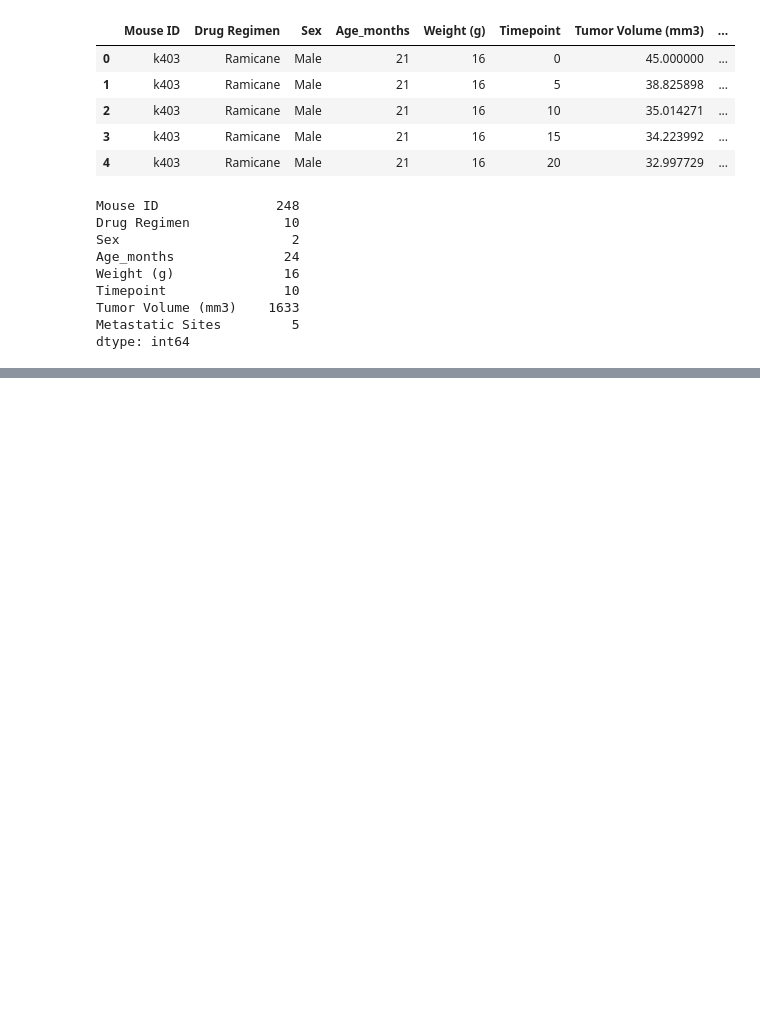
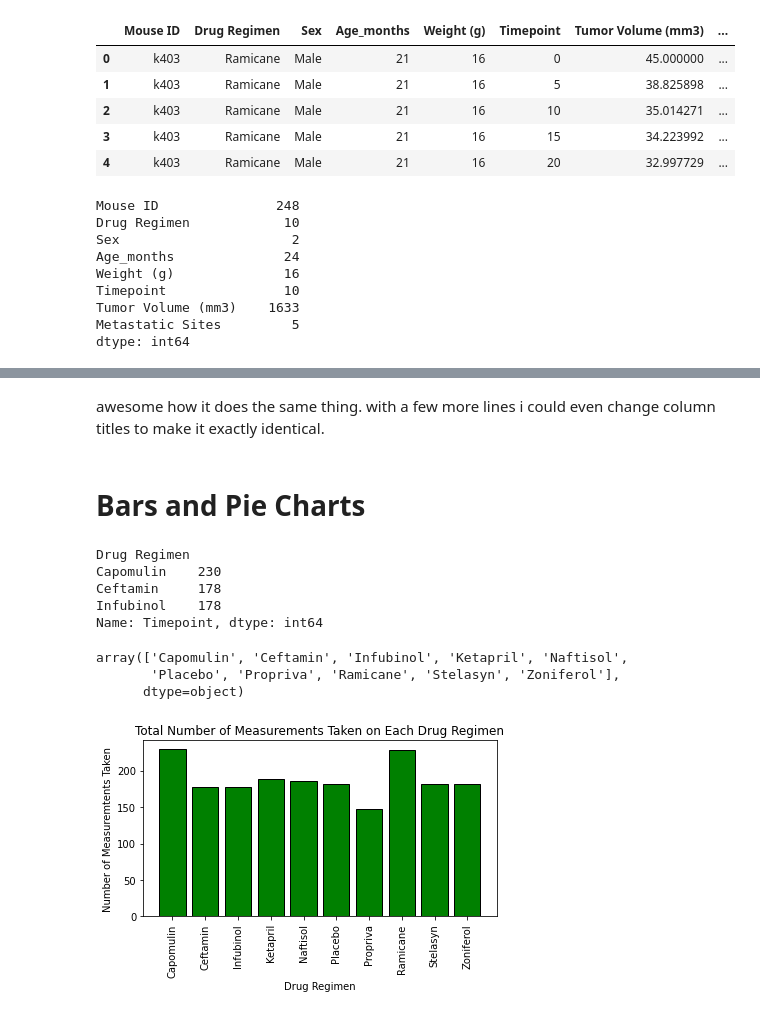
Before and after one commit to radioactivearm/matplotlib-challenge, a Jupyter notebook: Pymaceuticals/pymaceuticals_main.ipynb, the cells around one changed output, grey strips where cells are left out. Cells and saved outputs as stored; diff of their text form; code cells hidden in the pictures; blank space fills up the shorter version.

Commit message:
made first plot

```diff
--- a/Pymaceuticals/pymaceuticals_main.ipynb
+++ b/Pymaceuticals/pymaceuticals_main.ipynb
@@ -87,0 +184,5 @@ dtype: int64
+# %%
+# getting index
+drug_index = drug_group['Drug Regimen'].unique()
+drug_index = pd.Series(drug_index)
+drug_index = drug_index.str[0]
@@ -87,0 +235,36 @@ dtype: int64
+# %% [markdown]
+awesome how it does the same thing. with a few more lines i could even change column titles to make it exactly identical.
+# %% [markdown]
+# Bars and Pie Charts
+# %%
+# Generate a bar plot showing the total number of measurements taken on each drug regimen using pandas.
+num_meas = drug_group['Timepoint'].count()
+num_meas.head(3)
+# %% [output]
+Drug Regimen
+Capomulin    230
+Ceftamin     178
+Infubinol    178
+Name: Timepoint, dtype: int64
+# %%
+x_axis = np.arange(len(drug_index))
+tick_location = [value for value in x_axis]
+# %%
+# this should help with my list object not callable typeerror
+drug_array = drug_index.to_numpy()
+drug_array
+# %% [output]
+array(['Capomulin', 'Ceftamin', 'Infubinol', 'Ketapril', 'Naftisol',
+       'Placebo', 'Propriva', 'Ramicane', 'Stelasyn', 'Zoniferol'],
+      dtype=object)
+# %%
+# plotting count of total measurments for each drug regiment
+plt.bar(x_axis, num_meas, color='g', edgecolor='black')
+plt.xticks(tick_location, drug_array, rotation=90)
+plt.title('Total Number of Measurements Taken on Each Drug Regimen')
+plt.xlabel('Drug Regimen')
+plt.ylabel('Number of Measuremtents Taken')
+plt.tight_layout()
+plt.show()
+# %% [output]
+[figure, added]
```
Also changed, not shown: parts of 17 cells of this notebook.
